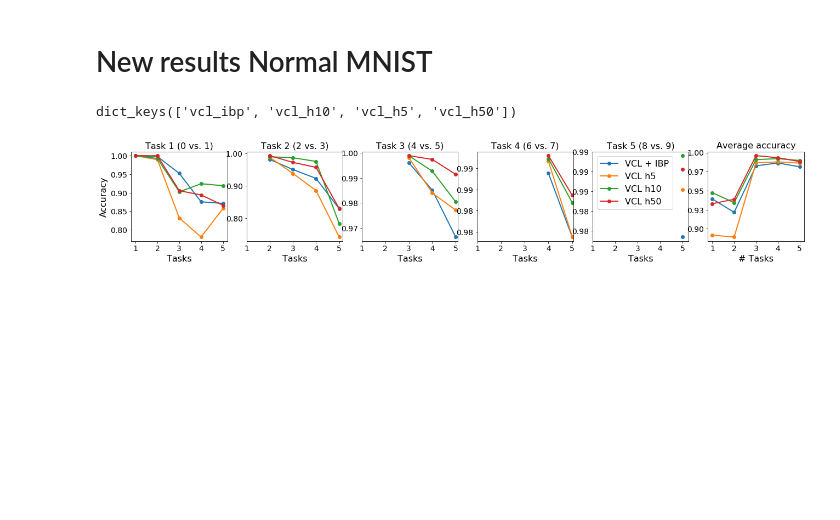
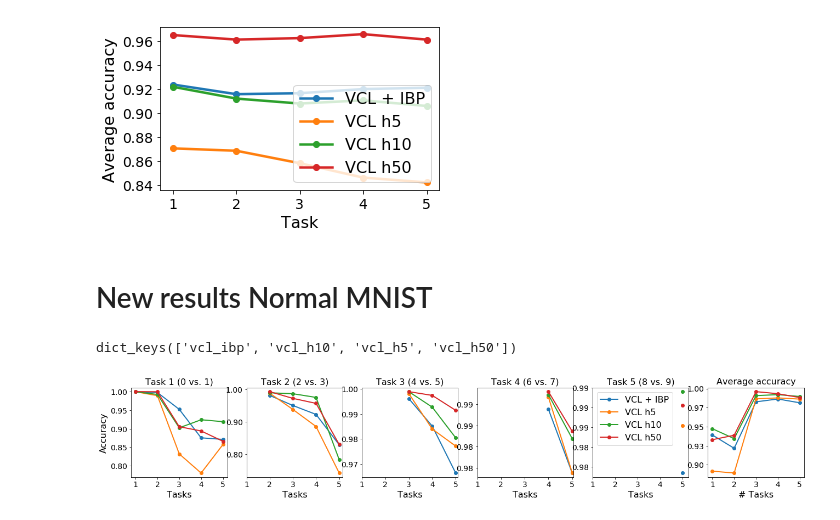
Before and after one commit to skezle/IBP_BNN, a Jupyter notebook: ddm/vcl_results_plot.ipynb, the cells around one changed output. Cells and saved outputs as stored; diff of their text form; code cells hidden in the pictures; blank space fills up the shorter version.

```diff
--- a/ddm/vcl_results_plot.ipynb
+++ b/ddm/vcl_results_plot.ipynb
@@ -14,3 +81,21 @@ import matplotlib.pyplot as plt
+# %%
+lw=2.5
+fig = plt.figure(figsize=(5,3))
+ax = plt.gca()
+plt.plot(np.arange(len(__ibp_acc))+1, __ibp_acc, label='VCL + IBP', marker='o', linewidth=lw)
+plt.plot(np.arange(len(__vcl_result_h5))+1, __vcl_result_h5, label='VCL h5', marker='o', linewidth=lw)
+plt.plot(np.arange(len(__vcl_result))+1, __vcl_result, label='VCL h10', marker='o', linewidth=lw)
+plt.plot(np.arange(len(__vcl_result_h50))+1, __vcl_result_h50, label='VCL h50', marker='o', linewidth=lw)
+ax.set_xticks(range(1, len(_ibp_acc)+1))
+ax.set_ylabel('Average accuracy', fontsize=legend_size)
+ax.set_xlabel('Task', fontsize=legend_size)
+ax.legend(fontsize=legend_size, loc='lower right')
+plt.xticks(fontsize=tick_size)
+plt.yticks(fontsize=tick_size)
+plt.savefig("plots/perm_mnist.pdf", bbox_inches='tight')
+fig.show()
+# %% [output]
+[figure, added]
 # %% [markdown]
 # New results Normal MNIST
 # %%
```
Also changed, not shown: parts of 4 cells of this notebook, 1 other file.
